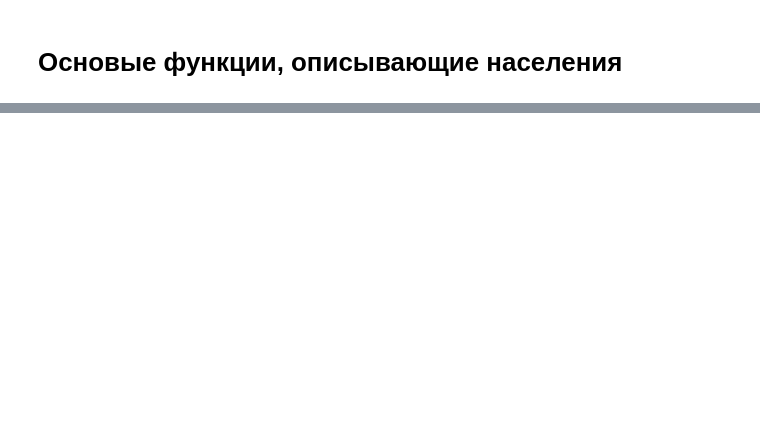
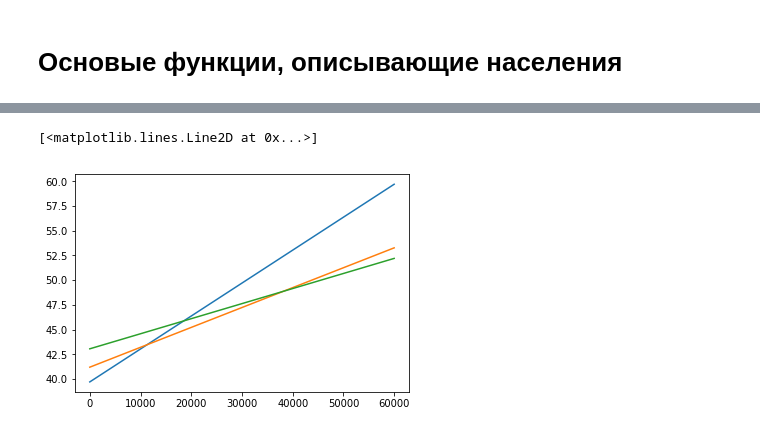
Before and after one commit to ALTAIRvovan/TransportFlows, a Jupyter notebook: main.ipynb, the cells around one changed output, grey strips where cells are left out. Cells and saved outputs as stored; diff of their text form; code cells hidden in the pictures; blank space fills up the shorter version.

```diff
--- a/main.ipynb
+++ b/main.ipynb
@@ -54,0 +90,16 @@ plt.legend()
+# %%
+cost_list = []
+for price in range(dis.min_salary, 80000):
+    cost = [
+        trans[0].cost(price, x0[0], x0[0]),
+        trans[1].cost(price, x0[1], (1 - spec_road_coeff) * x0[1] + x0[2]),
+        trans[2].cost(price, x0[2], x0[2] + (1 - spec_road_coeff) * x0[1])
+    ]
+    cost_list.append(cost)
+cost_np = np.array(cost_list)
+plt.plot(cost_np[:, 0])
+plt.plot(cost_np[:, 1])
+plt.plot(cost_np[:, 2])
+# %% [output]
+[<matplotlib.lines.Line2D at 0x...>]
+[figure, added]
```
Also changed, not shown: parts of 6 cells of this notebook, 2 other files.
